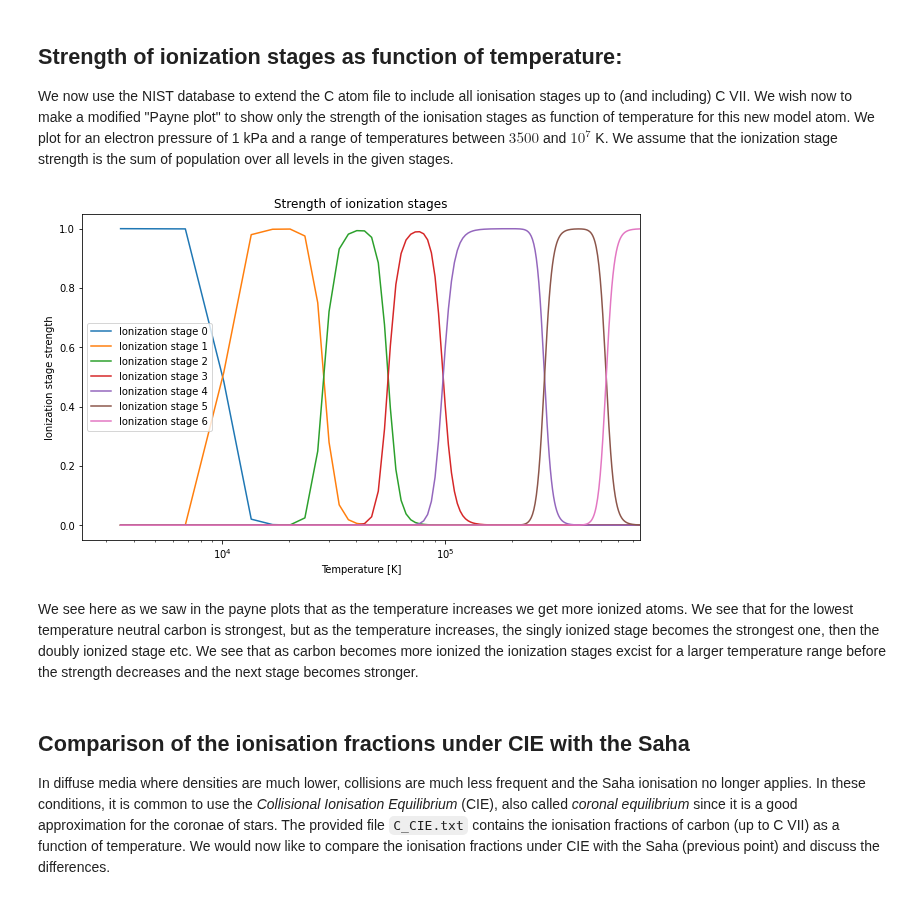
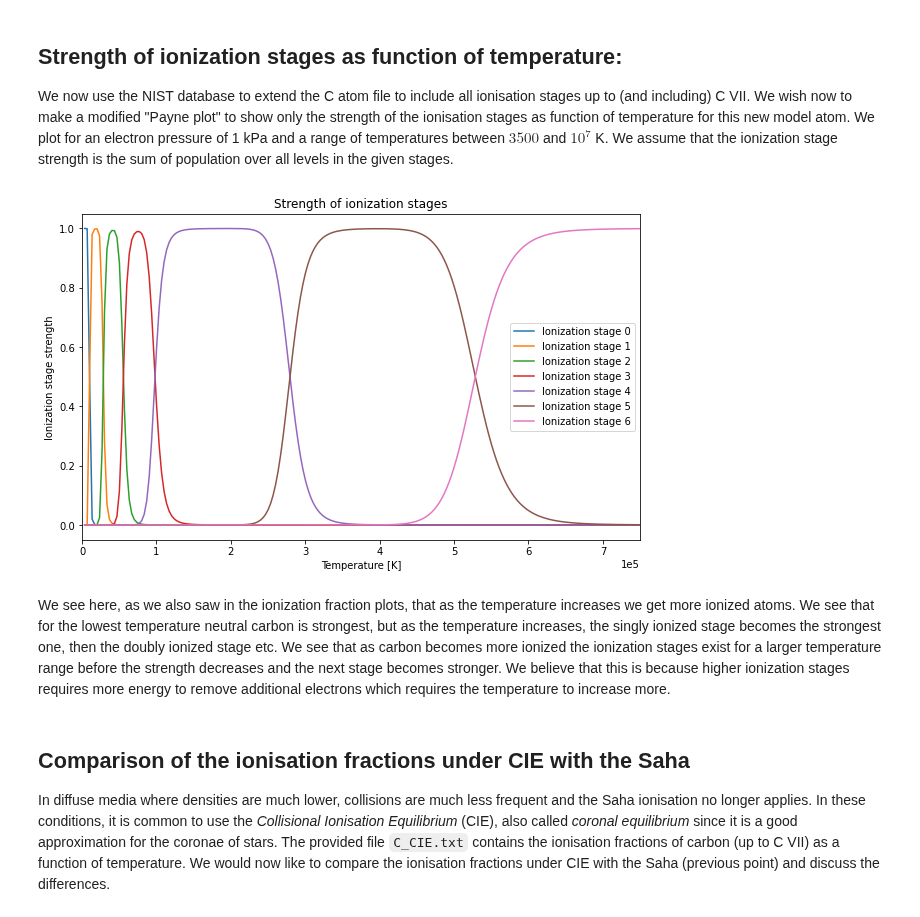
Before and after one commit to Rachelstiansen/AST4310, a Jupyter notebook: project work/project1/project1_student.ipynb, the cells around one changed output. Drawn from its saved outputs; the diff is of its cells as text; code cells hidden in the pictures.

```diff
--- a/project work/project1/project1_student.ipynb
+++ b/project work/project1/project1_student.ipynb
@@ -402,28 +402,28 @@ We now use the NIST database to extend the C atom file to include all ionisation
 # %%
 c_atom_extended = Atom('C_I-VII.txt')
 temperatures = np.linspace(3500, 1e7, 3000) * units.K
 pressure = 1 * units.kPa
 # We compute the population for each temperature, in each stage and for each level
 pops = c_atom_extended.compute_populations(temperatures, pressure) # shape (7, 401, 3000)
 
 # We then find the total population in each stage for each temperature
 total_populations = np.nansum(pops, axis=1)
 
 plt.figure(figsize=(10,6))
 for i in range(7):
-    plt.plot(temperatures, total_populations[i, :], label=f"Ionization stage {i}") # maybe plot for i+1 so it makes more sense?
-
+    #plt.plot(temperatures, c_atom_extended.compute_ionisation(temperatures, pressure)[i], label=f"Ionization stage {i}")
+    plt.plot(temperatures, total_populations[i, :], label=f"Ionization stage {i}")
 plt.legend()
 plt.title("Strength of ionization stages")
 plt.xlabel('Temperature [K]')
 plt.ylabel('Ionization stage strength')
 # plt.xscale("log")
-#plt.ticklabel_format(style='sci', axis='x', scilimits=(0,0))
+plt.ticklabel_format(style='sci', axis='x', scilimits=(0,0))
 plt.xlim(0, 0.75e6);
 # %% [output]
-[figure, old version]
+[figure, new version]
 # %% [markdown]
-We see here as we saw in the payne plots that as the temperature increases we get more ionized atoms. We see that for the lowest temperature neutral carbon is strongest, but as the temperature increases, the singly ionized stage becomes the strongest one, then the doubly ionized stage etc. We see that as carbon becomes more ionized the ionization stages excist for a larger temperature range before the strength decreases and the next stage becomes stronger.
+We see here, as we also saw in the ionization fraction plots, that as the temperature increases we get more ionized atoms. We see that for the lowest temperature neutral carbon is strongest, but as the temperature increases, the singly ionized stage becomes the strongest one, then the doubly ionized stage etc. We see that as carbon becomes more ionized the ionization stages exist for a larger temperature range before the strength decreases and the next stage becomes stronger. We believe that this is because higher ionization stages requires more energy to remove additional electrons which requires the temperature to increase more.
 # %% [markdown]
 ## Comparison of the ionisation fractions under CIE with the Saha
 
```
Also changed, not shown: parts of 2 cells of this notebook.
